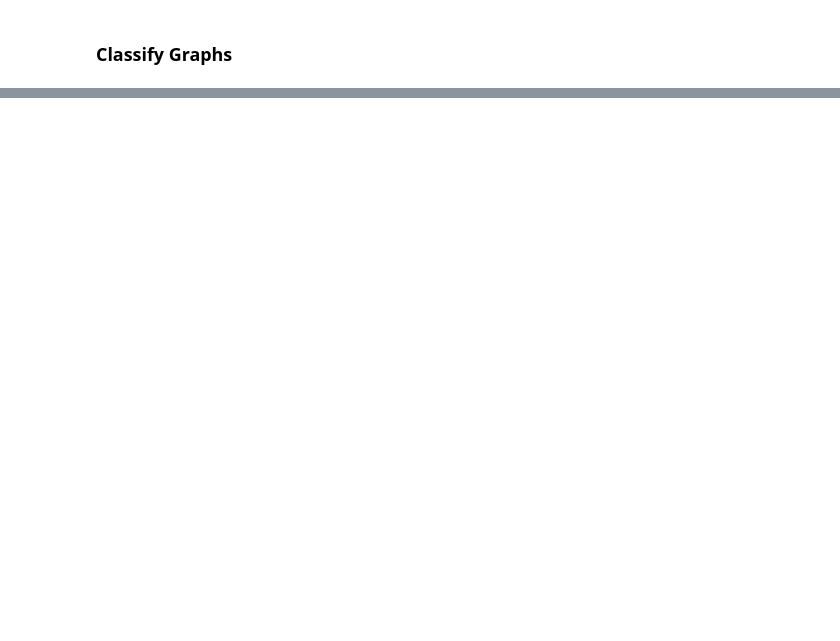
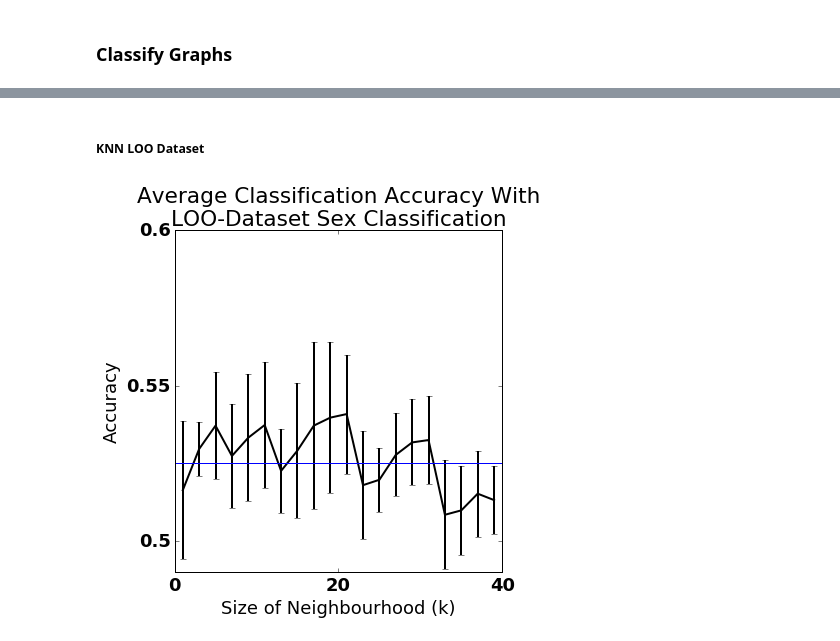
Before and after one commit to gkiar/dataset_variance, a Jupyter notebook: code/prototype/knn_classification.ipynb, the cells around one changed output, grey strips where cells are left out. Drawn from its saved outputs; the diff is of its cells as text; code cells hidden in the pictures; blank space fills up the shorter version.

```diff
--- a/code/prototype/knn_classification.ipynb
+++ b/code/prototype/knn_classification.ipynb
@@ -122,14 +122,16 @@ for dataset in dataset_names:
 # %%
 N = nx.number_of_nodes(graphs[graphs.keys()[0]][graphs[graphs.keys()[0]].keys()[0]])
 feat = np.empty((0, int(sp.special.binom(N,2))), int)
+dats = list(())
 ages = np.array(())
 sexy = np.array(())
 
 for idx1, dset in enumerate(graphs):
     for idx2, subj in enumerate(graphs[dset]):
-        A = nx.adjacency_matrix(g1).todense()
+        A = nx.adjacency_matrix(graphs[dset][subj]).todense()
         Au = A[np.triu_indices(A.shape[0], 1)]
         feat = np.append(feat, Au, axis=0)
+        dats.append(dset)
 
         try:
             subj_id = str(int(subj.split('_')[1]))
@@ -139,5 +141,6 @@ for idx1, dset in enumerate(graphs):
         ages = np.append(ages, int(phenotypes[dset][subj_id][0]))
         sexy = np.append(sexy, int(phenotypes[dset][subj_id][1]))
 
-print feat.shape, ages.shape, sexy.shape
-print sum(sexy == 0), sum(sexy == 1)
+# print feat.shape, ages.shape, sexy.shape
+# print sum(sexy == 0), sum(sexy == 1)
+# print dats
@@ -178,3 +160,43 @@ Accuracy for community size 39: 0.55 (+/- 0.99)
+# %% [markdown]
+##### KNN LOO Dataset
+# %%
+knn = OrderedDict()
+for i in np.arange(20):
+    classif = KNeighborsClassifier(n_neighbors=2*(i+1)-1)
+#     print "============="
+#     print "K nearest Neighbors: %d" % (2*(i+1)-1)
+    tmp = np.array(())
+    for idx, dset in enumerate(dataset_names):
+        ind = np.array([dset == d for d in dats])
+        ft_train = feat[ind < 1] # current dataset is test
+        ft_test = feat[ind >= 1] # all others are train
+        sx_train = sexy[ind < 1]
+        sx_test = sexy[ind >= 1]
+        classif.fit(ft_train, sx_train)
+        score = classif.score(ft_test, sx_test)
+#         score = max( classif.score(ft_test, sx_test), 1 - classif.score(ft_test, sx_test))
+        tmp = np.append(tmp, score)
+#         print "~~~~~~~~~~~~"
+#         print "Left out dataset: %s" % (dset)
+#         print "Train: %d ; Test: %d" % (sx_train.shape[0], sx_test.shape[0])
+#         print "Chance: %0.5f (%0.5f)" % (sum(sx_test)/len(sx_test), 1-sum(sx_test)/len(sx_test))
+#         print "Classification Accuracy: %.5f (%0.5f)" % (score, 1-score)
+    knn[i] = tmp
+# %%
+fig = plt.figure(figsize=(6,6))
+mean = [np.mean(knn[i]) for i in knn]
+stder = [np.std(knn[i])/np.sqrt(len(dataset_names)) for i in knn]
+plt.errorbar((np.arange(20)+1)*2-1,mean, stder, lw = 2, color='#000000')
+plt.yticks((0.5, 0.55, 0.6),(0.5, 0.55, 0.6))
+plt.xticks((0, 20, 40),(0, 20, 40))
+plt.xlabel('Size of Neighbourhood (k)')
+plt.ylabel('Accuracy')
+plt.title('Average Classification Accuracy With\nLOO-Dataset Sex Classification')
+plt.axhline(sum(sexy)/len(sexy))
+plt.tight_layout(0.01)
+plt.show()
+# %% [output]
+[figure, added]
 # %%
 g1 = graphs['KKI2009']['KKI2009_113_1_desikan.graphml']
 A = nx.adjacency_matrix(g1).todense()
```
Also changed, not shown: parts of 5 cells of this notebook.
